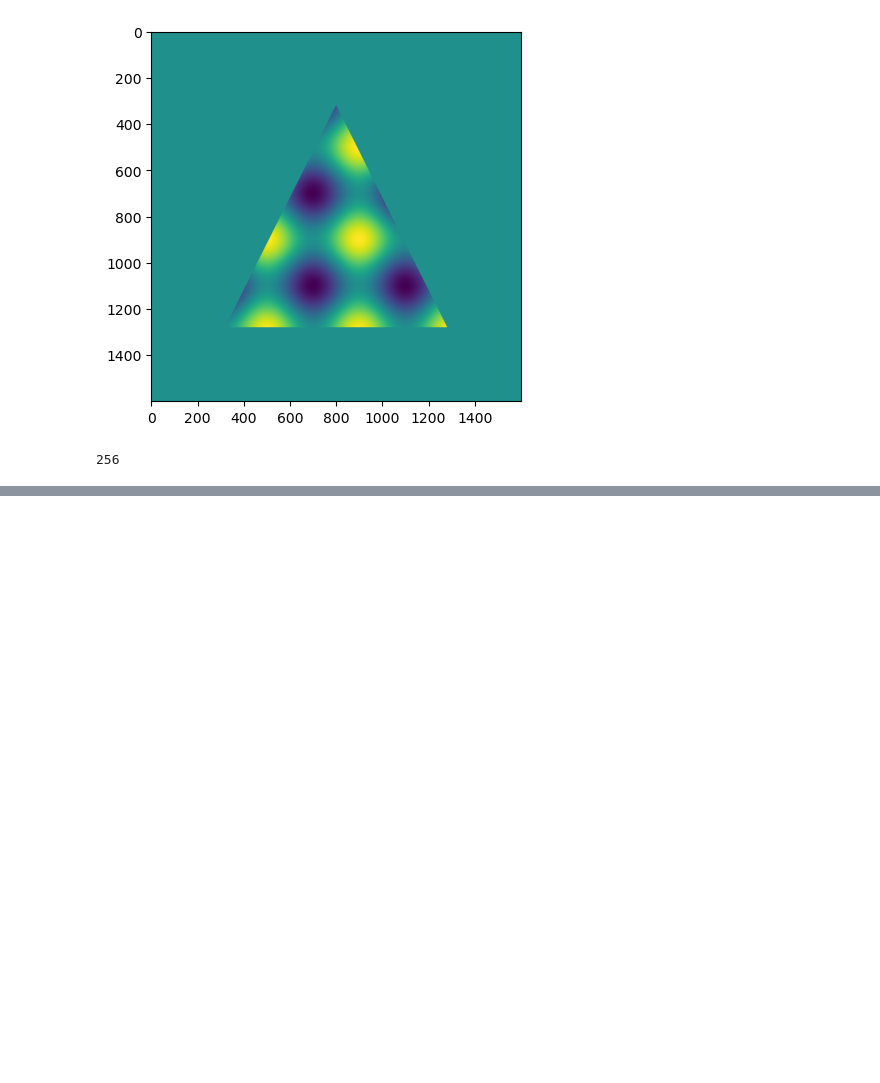
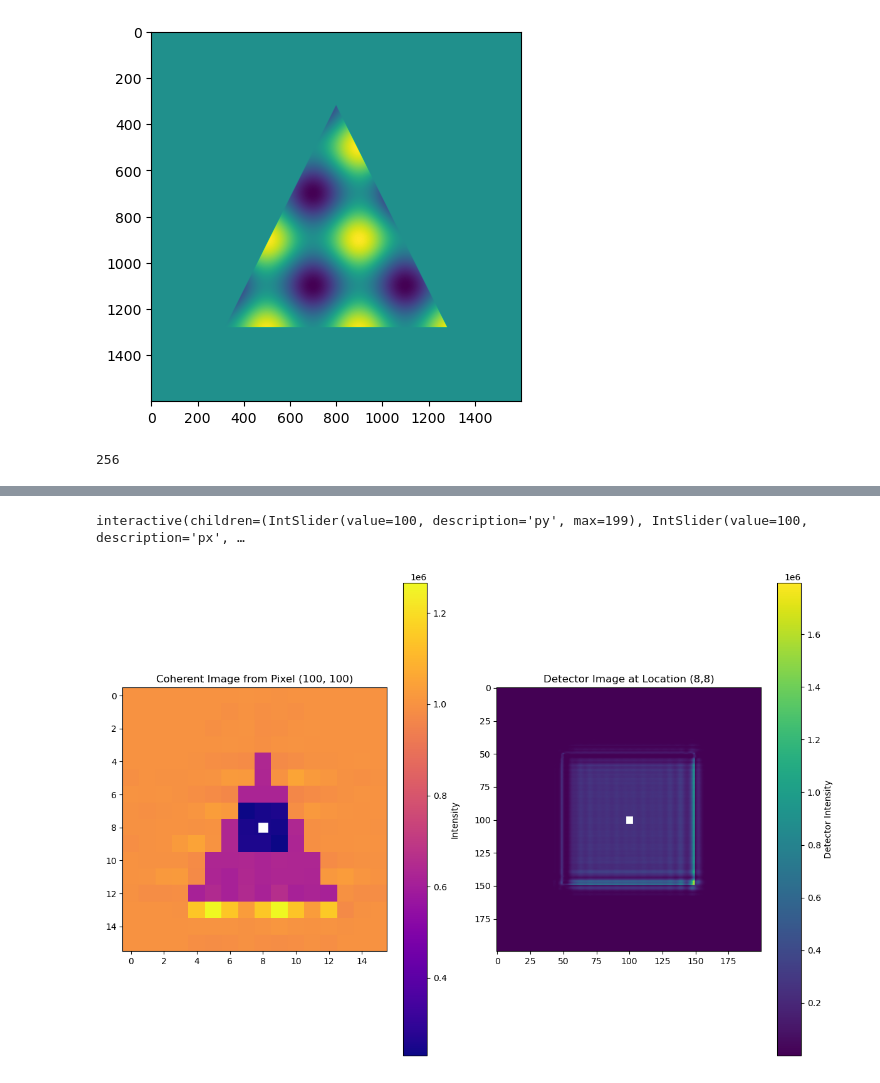
Before and after one commit to ahmed2903/ptycho_sim_2d, a Jupyter notebook: sim_2d.ipynb, the cells around one changed output, grey strips where cells are left out. Drawn from its saved outputs; the diff is of its cells as text; code cells hidden in the pictures; blank space fills up the shorter version.

```diff
--- a/sim_2d.ipynb
+++ b/sim_2d.ipynb
@@ -215,20 +216,38 @@ def simulate_exit_wave(complex_object, probe, scan_positions):
 # %%
 from joblib import Parallel, delayed
 import scipy
-def simulate_one_exit_wave(complex_object, probe, scan_position):
+def simulate_one_pattern(complex_object, probe, scan_position):
 
     centre = np.array(complex_object.shape)//2
     shift = centre - np.array(scan_position)
     shfited_object = scipy.ndimage.shift(complex_object, shift[::-1], mode='constant', cval = 1.0)
     exit_wave = shfited_object*probe
 
-    return exit_wave
+    fft_exit_wave = forward_fft(exit_wave)
+    diff_pattern = np.abs(fft_exit_wave)**2
 
-def simulate_parallel_exit_waves(complex_object, probe, scan_positions):
+    return diff_pattern
 
-    exit_waves = Parallel(n_jobs=-1)(
-        delayed(simulate_one_exit_wave)(complex_object, probe, position) for position in scan_positions
+def simulate_parallel_patterns(complex_object, probe, scan_positions):
+
+    patterns = Parallel(n_jobs=-1)(
+        delayed(simulate_one_pattern)(complex_object, probe, position) for position in scan_positions
     )
-    return np.array(exit_waves)
+    return np.array(patterns)
+# %%
+def simulate_dataset(complex_object, probe, scan_positions):
+    """
+    Returns a 4D dataset: (Ny, Nx, qy, qx).
+    """
+    # simulate exit waves
+    patterns = simulate_parallel_patterns(complex_object, probe, scan_positions)
+
+    # reshape into 4D (Ny_scan, Nx_scan, qy, qx)
+    Nx = len(np.unique([p[0] for p in scan_positions]))
+    Ny = len(np.unique([p[1] for p in scan_positions]))
+    qy, qx = patterns[0].shape
+
+    dataset = patterns.reshape(Ny, Nx, qy, qx)
+    return dataset
 # %%
-waves = simulate_parallel_exit_waves(complex_object, probe, positions)
+data_4d = simulate_dataset(complex_object, probe, positions)
@@ -300,0 +372,5 @@ plt.imshow(coherent_img)
+# %%
+plot_4d_dataset(data_4d, pupil_roi=[700,900,700,900])
+# %% [output]
+interactive(children=(IntSlider(value=100, description='py', max=199), IntSlider(value=100, description='px', …
+[figure, added]
```
Also changed, not shown: parts of 10 cells of this notebook.
